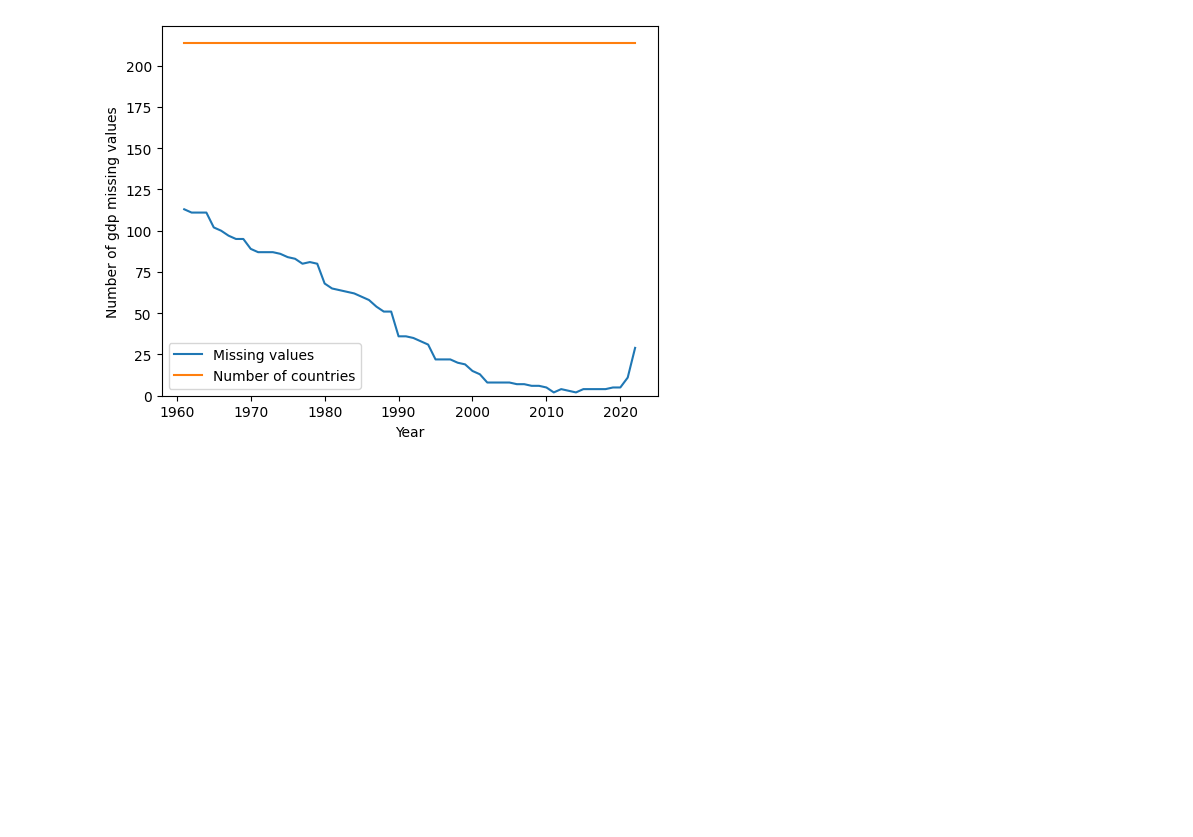
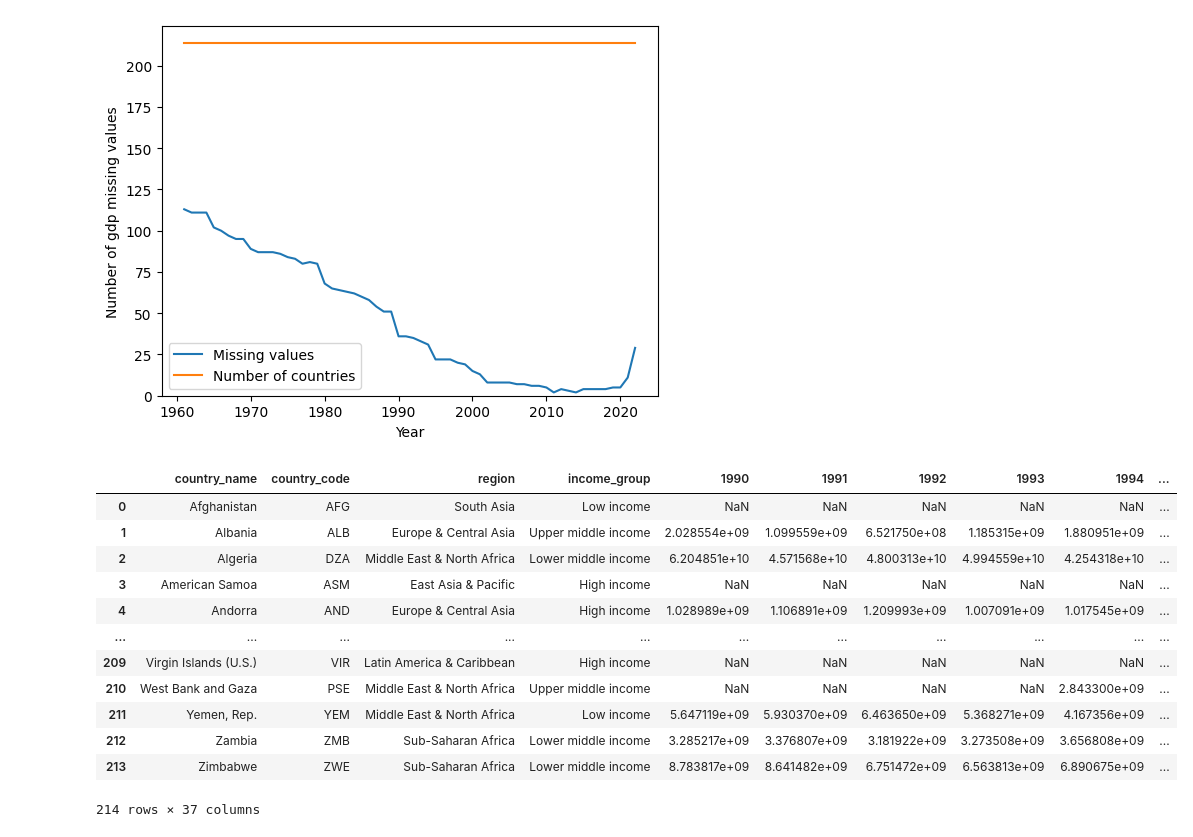
Before and after one commit to larubiano0/Parcial2-He2AI, a Jupyter notebook: GDP_script.ipynb, the cells around one changed output. Saved outputs shown, nothing was run; the diff lists cells and outputs as text; code cells hidden in the pictures; blank space fills up the shorter version.

```diff
--- a/GDP_script.ipynb
+++ b/GDP_script.ipynb
@@ -104,3 +102,22 @@ plt.legend(['Missing values', 'Number of countries'])
 # %% [output]
 <matplotlib.legend.Legend at 0x...>
 [figure]
+# %%
+# Drop columns 1961 to 1989
+
+gdp_data_pivot.drop(gdp_data_pivot.columns[4:34], axis=1, inplace=True)
+gdp_data_pivot
+# %% [output]
+|  | country_name | country_code | region | income_group | 1990 | 1991 | 1992 | 1993 | 1994 | ... |
+| 0 | Afghanistan | AFG | South Asia | Low income | NaN | NaN | NaN | NaN | NaN | ... |
+| 1 | Albania | ALB | Europe & Central Asia | Upper middle income | 2.028554e+09 | 1.099559e+09 | 6.521750e+08 | 1.185315e+09 | 1.880951e+09 | ... |
+| 2 | Algeria | DZA | Middle East & North Africa | Lower middle income | 6.204851e+10 | 4.571568e+10 | 4.800313e+10 | 4.994559e+10 | 4.254318e+10 | ... |
+| 3 | American Samoa | ASM | East Asia & Pacific | High income | NaN | NaN | NaN | NaN | NaN | ... |
+| 4 | Andorra | AND | Europe & Central Asia | High income | 1.028989e+09 | 1.106891e+09 | 1.209993e+09 | 1.007091e+09 | 1.017545e+09 | ... |
+| ... | ... | ... | ... | ... | ... | ... | ... | ... | ... | ... |
+| 209 | Virgin Islands (U.S.) | VIR | Latin America & Caribbean | High income | NaN | NaN | NaN | NaN | NaN | ... |
+| 210 | West Bank and Gaza | PSE | Middle East & North Africa | Upper middle income | NaN | NaN | NaN | NaN | 2.843300e+09 | ... |
+| 211 | Yemen, Rep. | YEM | Middle East & North Africa | Low income | 5.647119e+09 | 5.930370e+09 | 6.463650e+09 | 5.368271e+09 | 4.167356e+09 | ... |
+| 212 | Zambia | ZMB | Sub-Saharan Africa | Lower middle income | 3.285217e+09 | 3.376807e+09 | 3.181922e+09 | 3.273508e+09 | 3.656808e+09 | ... |
+| 213 | Zimbabwe | ZWE | Sub-Saharan Africa | Lower middle income | 8.783817e+09 | 8.641482e+09 | 6.751472e+09 | 6.563813e+09 | 6.890675e+09 | ... |
+214 rows × 37 columns
```
Also changed, not shown: parts of 5 cells of this notebook, 1 other file.
